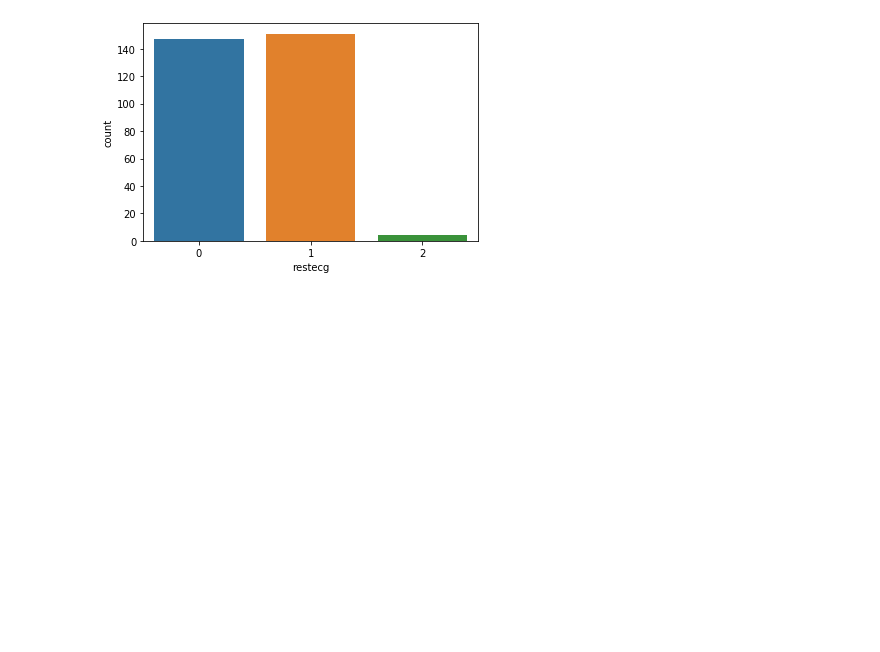
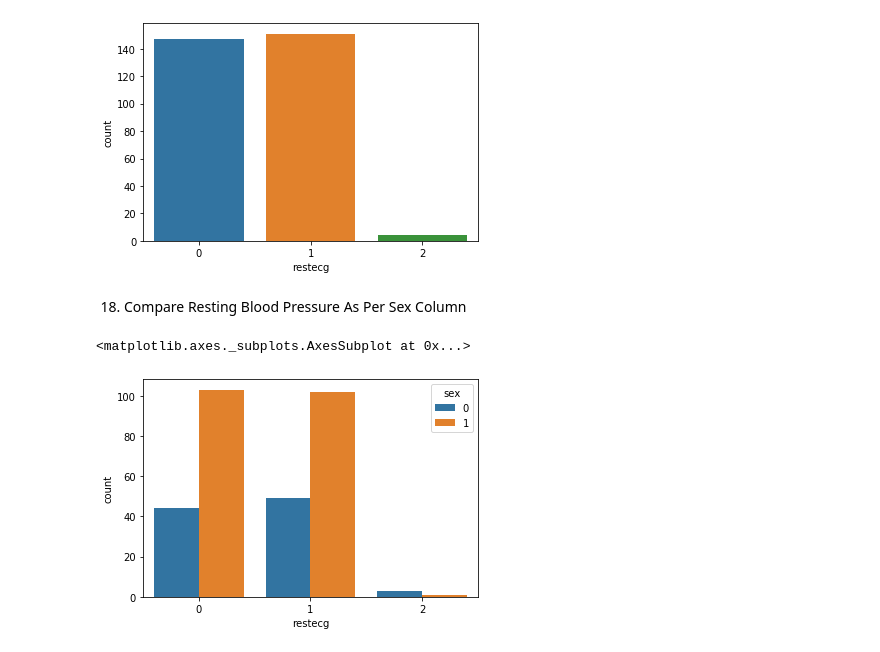
Before and after one commit to achmegantara/heart-analysis, a Jupyter notebook: heart.ipynb, the cells around one changed output. Drawn from its saved outputs; the diff is of its cells as text; code cells hidden in the pictures; blank space fills up the shorter version.

```diff
--- a/heart.ipynb
+++ b/heart.ipynb
@@ -247,3 +247,10 @@ sns.countplot(df['restecg'])
 # %% [output]
 <matplotlib.axes._subplots.AxesSubplot at 0x...>
 [figure]
+# %% [markdown]
+18. Compare Resting Blood Pressure As Per Sex Column
+# %%
+sns.countplot(x='restecg', hue='sex', data=df)
+# %% [output]
+<matplotlib.axes._subplots.AxesSubplot at 0x...>
+[figure, added]
```
